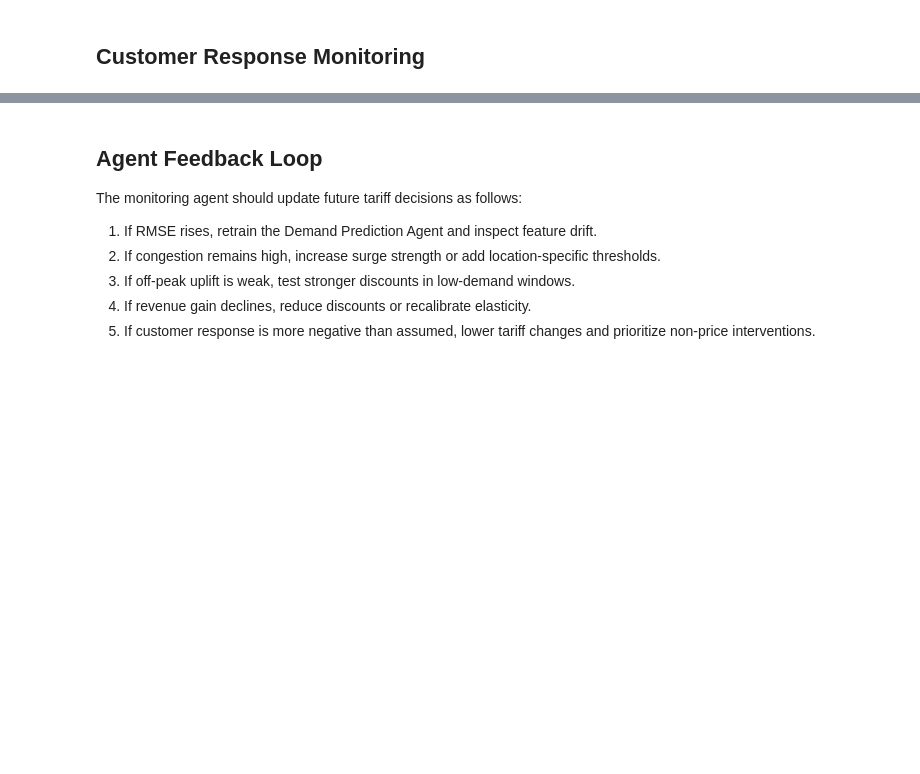
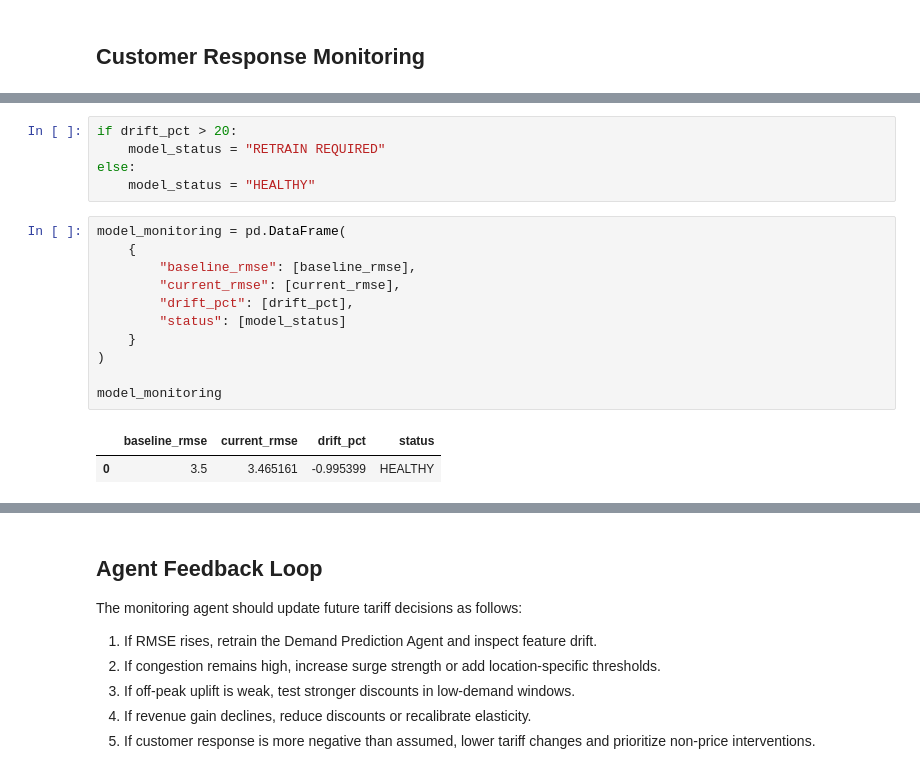
Before and after one commit to krish-2325/ev-dynamic-tariff-optimization, a Jupyter notebook: notebooks/06_monitoring_learning_agent.ipynb, the cells around one changed output, grey strips where cells are left out. Cells and saved outputs as stored; diff of their text form; blank space fills up the shorter version.

```diff
--- a/notebooks/06_monitoring_learning_agent.ipynb
+++ b/notebooks/06_monitoring_learning_agent.ipynb
@@ -182,0 +263,19 @@ response_sensitivity
+# %%
+if drift_pct > 20:
+    model_status = "RETRAIN REQUIRED"
+else:
+    model_status = "HEALTHY"
+# %%
+model_monitoring = pd.DataFrame(
+    {
+        "baseline_rmse": [baseline_rmse],
+        "current_rmse": [current_rmse],
+        "drift_pct": [drift_pct],
+        "status": [model_status]
+    }
+)
+
+model_monitoring
+# %% [output]
+|  | baseline_rmse | current_rmse | drift_pct | status |
+| 0 | 3.5 | 3.465161 | -0.995399 | HEALTHY |
```
Also changed, not shown: parts of 21 cells of this notebook, 9 other files.
